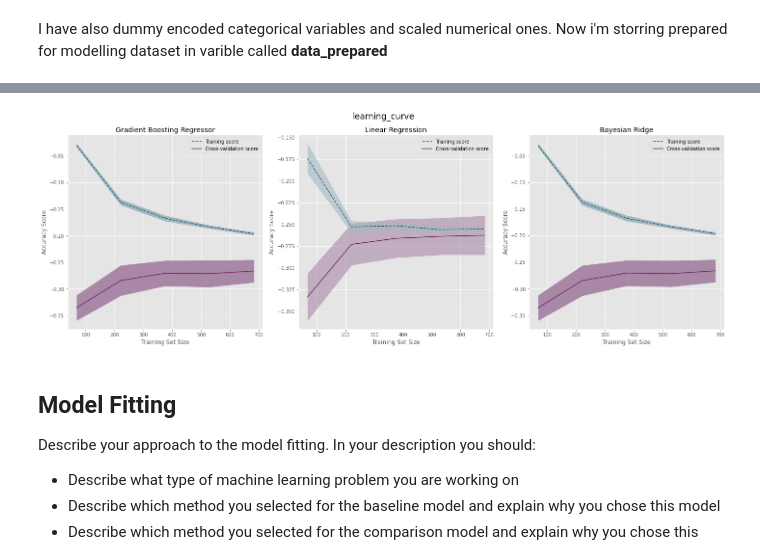
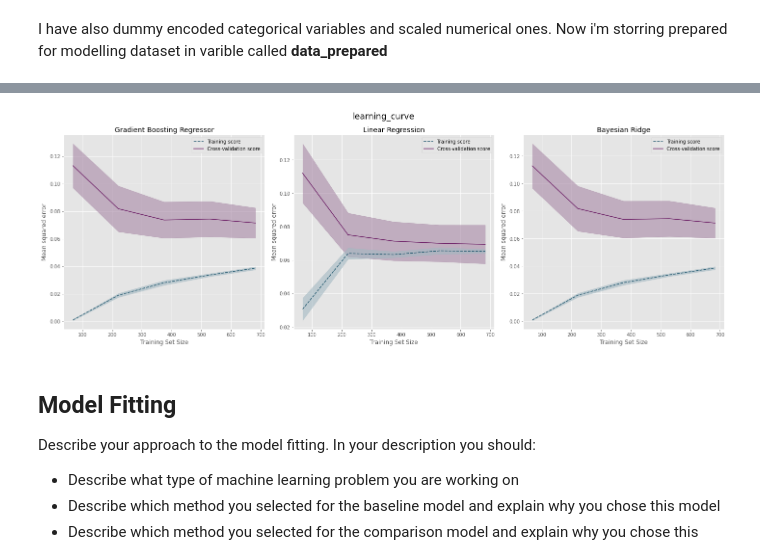
Before and after one commit to CarJung/Uni, a Jupyter notebook: data_camp_certificate/notebook.ipynb, the cells around one changed output, grey strips where cells are left out. Drawn from its saved outputs; the diff is of its cells as text; code cells hidden in the pictures.

```diff
--- a/data_camp_certificate/notebook.ipynb
+++ b/data_camp_certificate/notebook.ipynb
@@ -377,13 +377,15 @@ algorithms = [['gradient_boost_reg',GradientBoostingRegressor()],['SGDREG',SGDRe
 # %%
 score = []
 name_list = []
+from sklearn.metrics import mean_squared_error, make_scorer
 
 def train_predict_save_metrics(algorithms_list,dataset):
+    scorer = make_scorer(mean_squared_error)
     x = dataset.iloc[:,1:]
     y =  dataset.iloc[:,0]
     kfold = KFold(n_splits=10,shuffle=True, random_state=42)
     for name, alg in algorithms_list:
-        cv_results = cross_val_score(alg, x, y, cv=kfold, scoring='neg_mean_squared_error')
+        cv_results = cross_val_score(alg, x, y, cv=kfold, scoring=scorer)
         score.append(cv_results)
         name_list.append(name)
 # %%
@@ -421,9 +423,10 @@ plt.show()
 # %%
 from sklearn.model_selection import learning_curve
 gbr = GradientBoostingRegressor()
+scorer = make_scorer(mean_squared_error)
 
 train_sizes_gbr, train_scores_gbr, test_scores_gbr = learning_curve(gbr, data_prepared.iloc[:,1:], data_prepared.attendance, cv=10,
-                                                        scoring='neg_mean_squared_error', random_state=42)
+                                                        scoring=scorer, random_state=42)
 train_mean_gbr = np.mean(train_scores_gbr, axis=1)
 train_std_gbr = np.std(train_scores_gbr, axis=1)
 
@@ -433,7 +436,7 @@ test_std_gbr = np.std(test_scores_gbr, axis=1)
 lr = LinearRegression()
 
 train_sizes_lr, train_scores_lr, test_scores_lr = learning_curve(lr, data_prepared.iloc[:,1:], data_prepared.attendance, cv=10,
-                                                        scoring='neg_mean_squared_error', random_state=42)
+                                                        scoring=scorer, random_state=42)
 train_mean_lr = np.mean(train_scores_lr, axis=1)
 train_std_lr = np.std(train_scores_lr, axis=1)
 
@@ -443,7 +446,7 @@ test_std_lr = np.std(test_scores_lr, axis=1)
 br = BayesianRidge()
 
 train_sizes_br, train_scores_br, test_scores_br = learning_curve(gbr, data_prepared.iloc[:,1:], data_prepared.attendance, cv=10,
-                                                        scoring='neg_mean_squared_error', random_state=42)
+                                                        scoring=scorer, random_state=42)
 train_mean_br = np.mean(train_scores_br, axis=1)
 train_std_br = np.std(train_scores_br, axis=1)
 
@@ -454,41 +457,41 @@ from turtle import title
 
 
 fig , ax = plt.subplots(1,3, figsize=(20,7))
 ax[0].plot(train_sizes_gbr, train_mean_gbr, '--', color="#255a70",  label="Training score")
 ax[0].plot(train_sizes_gbr, test_mean_gbr, color="#70256a", label="Cross-validation score")
 
-ax[0].fill_between(train_sizes_gbr, train_mean_gbr - train_std_gbr, train_mean_gbr + train_std_gbr, color="#a3b9c2")
-ax[0].fill_between(train_sizes_gbr, test_mean_gbr - test_std_gbr, test_mean_gbr + test_std_gbr, color="#a888a6")
+ax[0].fill_between(train_sizes_gbr, train_mean_gbr - train_std_gbr, train_mean_gbr + train_std_gbr, color="#a3b9c2", alpha= 0.6)
+ax[0].fill_between(train_sizes_gbr, test_mean_gbr - test_std_gbr, test_mean_gbr + test_std_gbr, color="#a888a6", alpha= 0.6)
 
-ax[0].set(xlabel = "Training Set Size", ylabel = 'Accuracy Score', title='Gradient Boosting Regressor')
+ax[0].set(xlabel = "Training Set Size", ylabel = 'Mean squared error', title='Gradient Boosting Regressor')
 ax[0].legend(loc="best")
 
 
 ax[1].plot(train_sizes_lr, train_mean_lr, '--', color="#255a70",  label="Training score")
 ax[1].plot(train_sizes_lr, test_mean_lr, color="#70256a", label="Cross-validation score")
 
 ax[1].fill_between(train_sizes_lr, test_mean_lr - test_std_lr, test_mean_lr + test_std_lr, color="#a888a6", alpha= 0.6)
 ax[1].fill_between(train_sizes_lr, train_mean_lr - train_std_lr, train_mean_lr + train_std_lr, color="#a3b9c2", alpha= 0.6)
 
-ax[1].set(xlabel = "Training Set Size", ylabel = 'Accuracy Score',title='Linear Regression')
+ax[1].set(xlabel = "Training Set Size", ylabel = 'Mean squared error',title='Linear Regression')
 ax[1].legend(loc="best")
 
 
 ax[2].plot(train_sizes_br, train_mean_br, '--', color="#255a70",  label="Training score")
 ax[2].plot(train_sizes_br, test_mean_br, color="#70256a", label="Cross-validation score")
 
-ax[2].fill_between(train_sizes_br, train_mean_br - train_std_br, train_mean_br + train_std_br, color="#a3b9c2")
-ax[2].fill_between(train_sizes_br, test_mean_br - test_std_br, test_mean_br + test_std_br, color="#a888a6")
+ax[2].fill_between(train_sizes_br, train_mean_br - train_std_br, train_mean_br + train_std_br, color="#a3b9c2", alpha= 0.6)
+ax[2].fill_between(train_sizes_br, test_mean_br - test_std_br, test_mean_br + test_std_br, color="#a888a6", alpha= 0.6)
 
-ax[2].set(xlabel = "Training Set Size", ylabel = 'Accuracy Score', title='Bayesian Ridge')
+ax[2].set(xlabel = "Training Set Size", ylabel = 'Mean squared error', title='Bayesian Ridge')
 ax[2].legend(loc="best")
 
 
 fig.suptitle('learning_curve', size = 'xx-large')
 plt.tight_layout()
 plt.show()
 # %% [output]
-[figure, old version]
+[figure, new version]
 # %% [markdown]
 ## Model Fitting
 Describe your approach to the model fitting. In your description you should:
```
Also changed, not shown: parts of 18 cells of this notebook.
